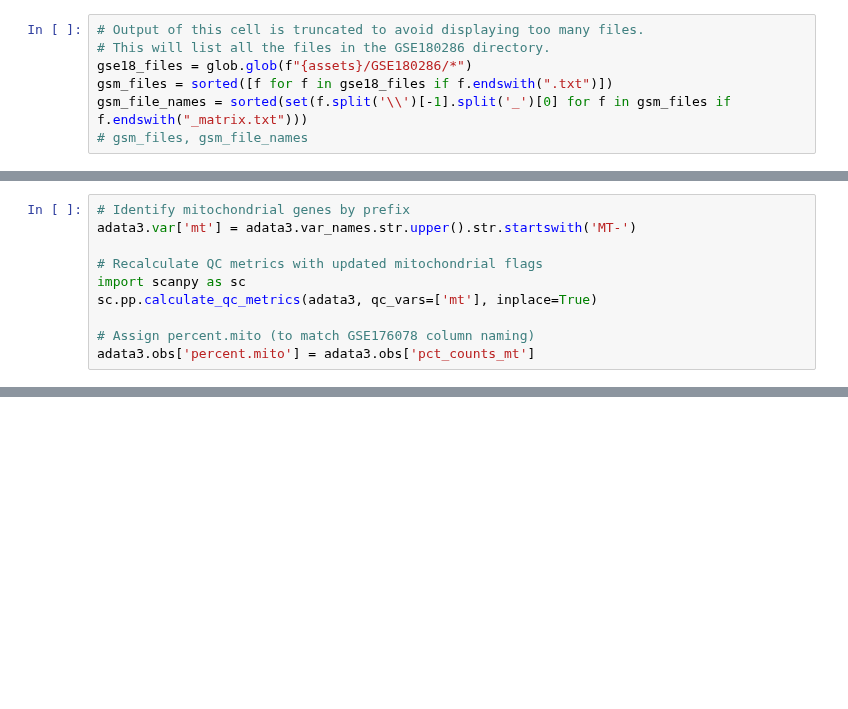
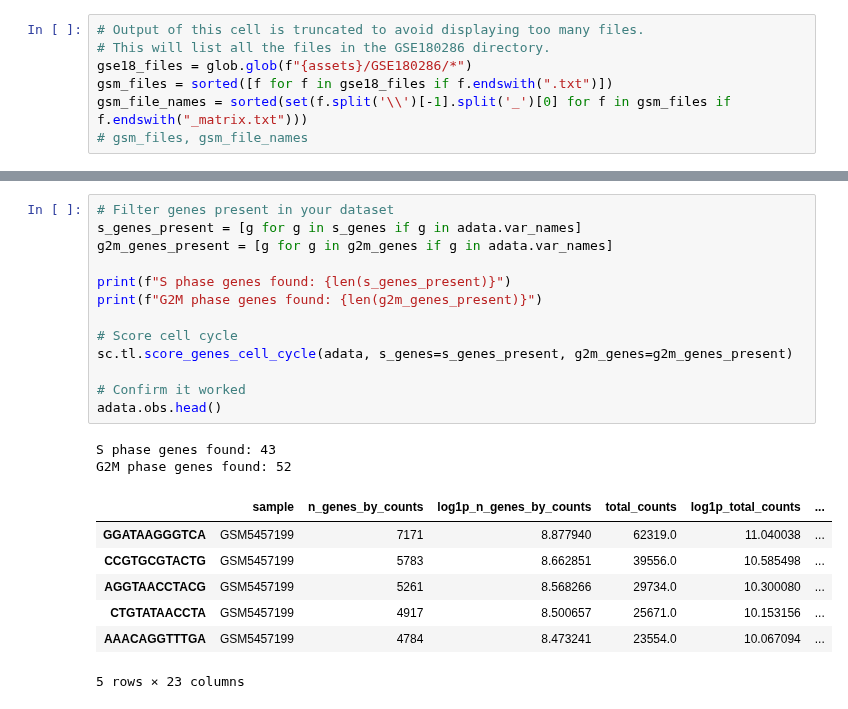
Before and after one commit to oliverraj/interpretable-machine-learning-oncology, a Jupyter notebook: notebooks/07_GSE180286_obs.ipynb, the cells around one changed output, grey strips where cells are left out. Saved outputs shown, nothing was run; the diff lists cells and outputs as text; blank space fills up the shorter version.

```diff
--- a/notebooks/07_GSE180286_obs.ipynb
+++ b/notebooks/07_GSE180286_obs.ipynb
@@ -295,10 +418,0 @@ INFO:root:Extracted GTF attributes: ['gene_id', 'gene_type', 'gene_name', 'level
-# %%
-# Identify mitochondrial genes by prefix
-adata3.var['mt'] = adata3.var_names.str.upper().str.startswith('MT-')
-
-# Recalculate QC metrics with updated mitochondrial flags
-import scanpy as sc
-sc.pp.calculate_qc_metrics(adata3, qc_vars=['mt'], inplace=True)
-
-# Assign percent.mito (to match GSE176078 column naming)
-adata3.obs['percent.mito'] = adata3.obs['pct_counts_mt']
@@ -492,0 +455,23 @@ adata3.obs['pct_counts_ribo'] = (adata3[:, ribo_genes].X.sum(axis=1).A1 if hasat
+# %%
+# Filter genes present in your dataset
+s_genes_present = [g for g in s_genes if g in adata.var_names]
+g2m_genes_present = [g for g in g2m_genes if g in adata.var_names]
+
+print(f"S phase genes found: {len(s_genes_present)}")
+print(f"G2M phase genes found: {len(g2m_genes_present)}")
+
+# Score cell cycle
+sc.tl.score_genes_cell_cycle(adata, s_genes=s_genes_present, g2m_genes=g2m_genes_present)
+
+# Confirm it worked
+adata.obs.head()
+# %% [output]
+S phase genes found: 43
+G2M phase genes found: 52
+|  | sample | n_genes_by_counts | log1p_n_genes_by_counts | total_counts | log1p_total_counts | ... |
+| GGATAAGGGTCA | GSM5457199 | 7171 | 8.877940 | 62319.0 | 11.040038 | ... |
+| CCGTGCGTACTG | GSM5457199 | 5783 | 8.662851 | 39556.0 | 10.585498 | ... |
+| AGGTAACCTACG | GSM5457199 | 5261 | 8.568266 | 29734.0 | 10.300080 | ... |
+| CTGTATAACCTA | GSM5457199 | 4917 | 8.500657 | 25671.0 | 10.153156 | ... |
+| AAACAGGTTTGA | GSM5457199 | 4784 | 8.473241 | 23554.0 | 10.067094 | ... |
+5 rows × 23 columns
```
Also changed, not shown: parts of 57 cells of this notebook.
